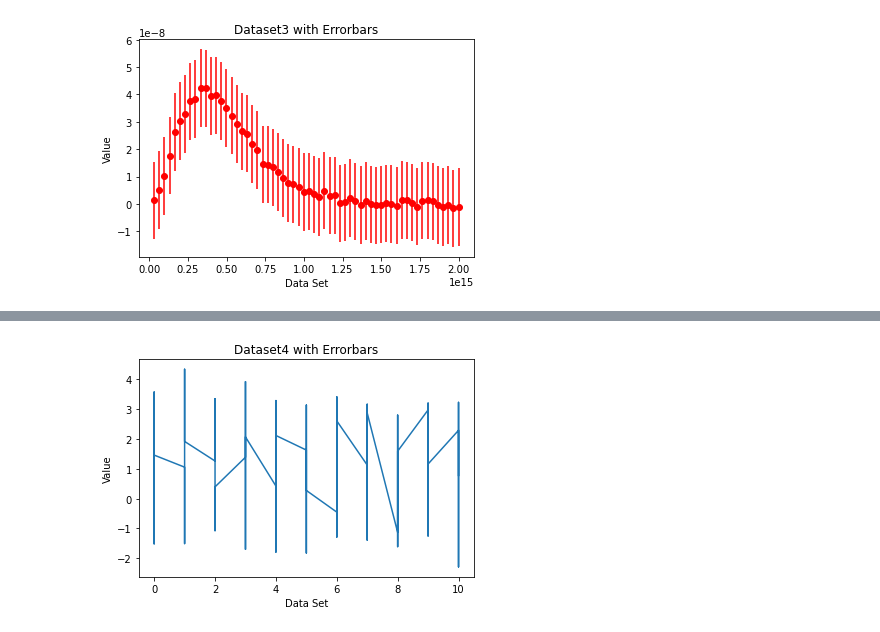
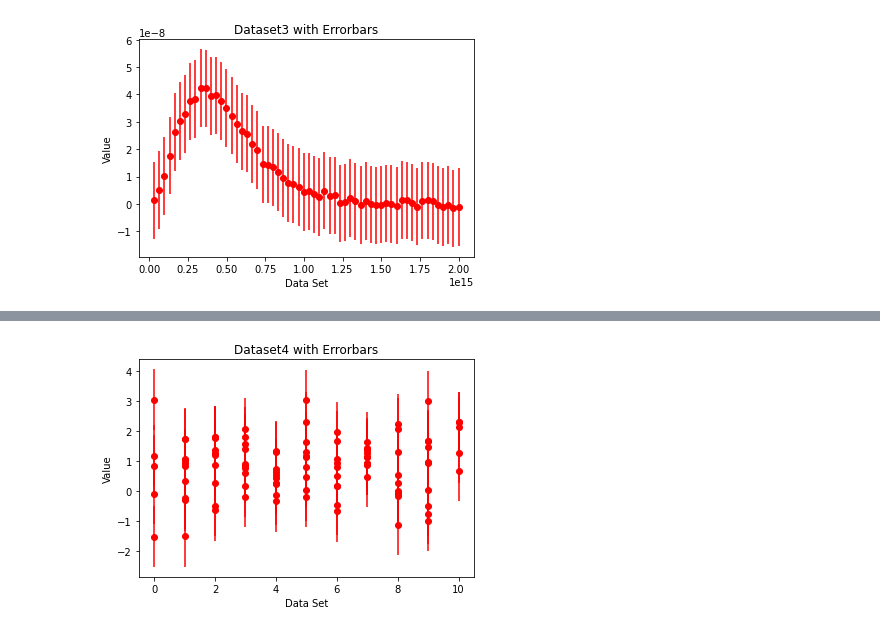
Before and after one commit to AnonymousePikachu/EE2703-ASL, a Jupyter notebook: Week 3/Week3Pres.ipynb, the cells around one changed output, grey strips where cells are left out. Saved outputs shown, nothing was run; the diff lists cells and outputs as text; code cells hidden in the pictures.

```diff
--- a/Week 3/Week3Pres.ipynb
+++ b/Week 3/Week3Pres.ipynb
@@ -271,20 +314,18 @@ plt.plot(data_x,plank(data_x,T,h))
 # %%
-import numpy as np
-import matplotlib.pyplot as plt
-
+# Loading the dataset1 into a list using the loadtext function
 data = np.loadtxt("dataset4.txt")
-
+# Splitting the array into two list of X and Y
 data_x = data[:,0]
 data_y = data[:,1]
+
 #Plot the data along with errorbars
-#plt.errorbar(data_x[::10] , data_y[::10], yerr=np.std(data_y), fmt='ro')
-plt.plot(data_x,data_y)
+plt.errorbar(data_x[::10] , data_y[::10], yerr=np.std(data_y), fmt='ro')
 # Add labels and title to the plot
 plt.xlabel("Data Set")
 plt.ylabel("Value")
 plt.title("Dataset4 with Errorbars")
 
 # Show the plot
 plt.show()
 # %% [output]
-[figure, old version]
+[figure, new version]
```
Also changed, not shown: parts of 31 cells of this notebook.
